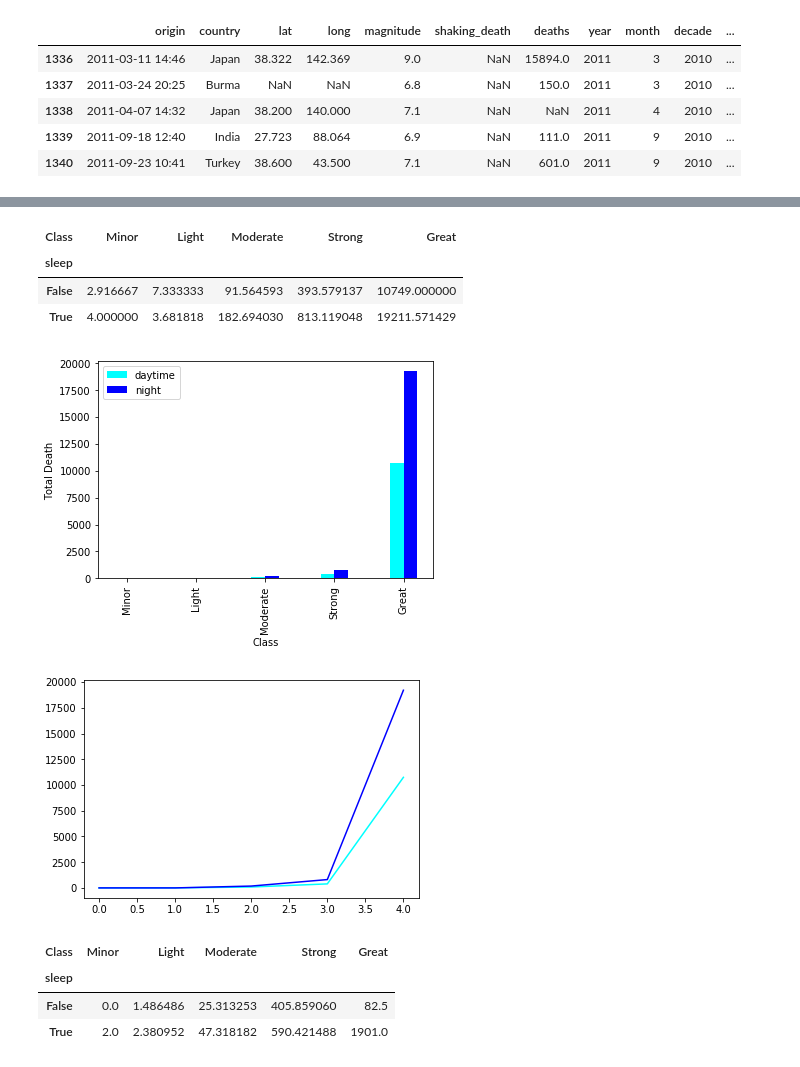
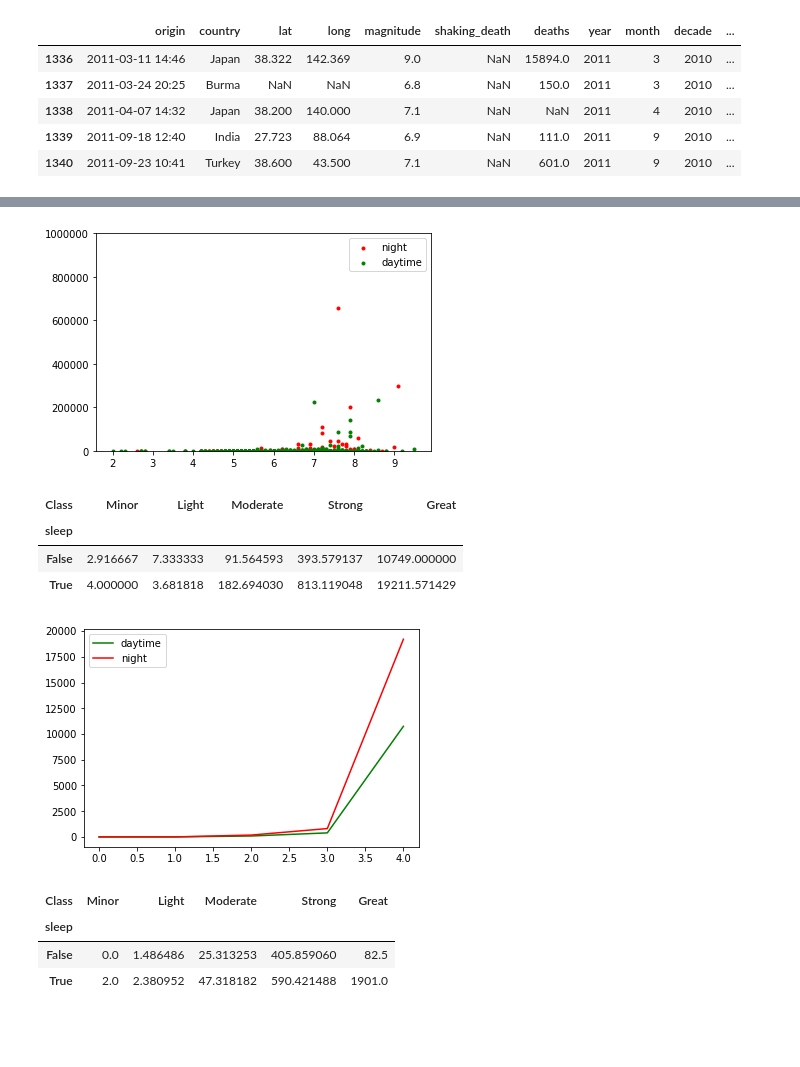
Before and after one commit to shrutijalewar/data-question-3-xtreme-united, a Jupyter notebook: quake.ipynb, the cells around one changed output, grey strips where cells are left out. Cells and saved outputs as stored; diff of their text form; code cells hidden in the pictures; blank space fills up the shorter version.

Commit message:
chart with widget added

```diff
--- a/quake.ipynb
+++ b/quake.ipynb
@@ -349,3 +410,25 @@ plt.show()
+# %%
+# split the scatter by daytime
+
+top=10**w.value #set vertical scale
+
+eq_slp=eq_sd_D[eq_sd_D['sleep']==True]
+eq_wak=eq_sd_D[eq_sd_D['sleep']==False]
+
+x_slp=eq_slp['magnitude']
+y_slp=eq_slp['deaths']
+
+x_wak=eq_wak['magnitude']
+y_wak=eq_wak['deaths']
+
+plt.scatter(x_slp,y_slp,marker='.',color='red',label='night')
+plt.scatter(x_wak,y_wak,marker='.',color='green',label='daytime')
+
+plt.legend()
+plt.ylim(0,top)
+plt.show()
+# %% [output]
+[figure, added]
 # %%
 # Pivot average death over sleep time and strength/mag
 
@@ -361,27 +444,27 @@ eq_spdth
 # %%
 x=np.arange(0,eq_spdth.shape[1])
 
 wdt=.2
 y0=np.array(eq_spdth.iloc[0,:])
 y1=np.array(eq_spdth.iloc[1,:])
 
-b0=plt.bar(x-0.1,y0,0.2,color='cyan',label='daytime')
-b1=plt.bar(x+0.1,y1,0.2,color='blue',label='night') #spring
+# b0=plt.bar(x-0.1,y0,0.2,color='cyan',label='daytime')
+# b1=plt.bar(x+0.1,y1,0.2,color='blue',label='night') #spring
 
-plt.xticks(x,['Minor','Light','Moderate','Strong','Great'], rotation=90)
-plt.xlabel('Class')
-plt.ylabel('Total Death')
+# plt.xticks(x,['Minor','Light','Moderate','Strong','Great'], rotation=90)
+# plt.xlabel('Class')
+# plt.ylabel('Total Death')
 
+# plt.legend()
+# plt.show()
+
+
+p0=plt.plot(x,y0,color='green',label='daytime')
+p1=plt.plot(x,y1,color='red',label='night')
 plt.legend()
 plt.show()
-
-
-p0=plt.plot(x,y0,color='cyan',label='daytime')
-p1=plt.plot(x,y1,color='blue',label='night')
-plt.show()
 # %% [output]
-[figure, old version]
+[figure, new version]
-[figure, removed]
 # %%
 # Pivot total death over sleep time and strength/mag
 
```
Also changed, not shown: parts of 16 cells of this notebook.
